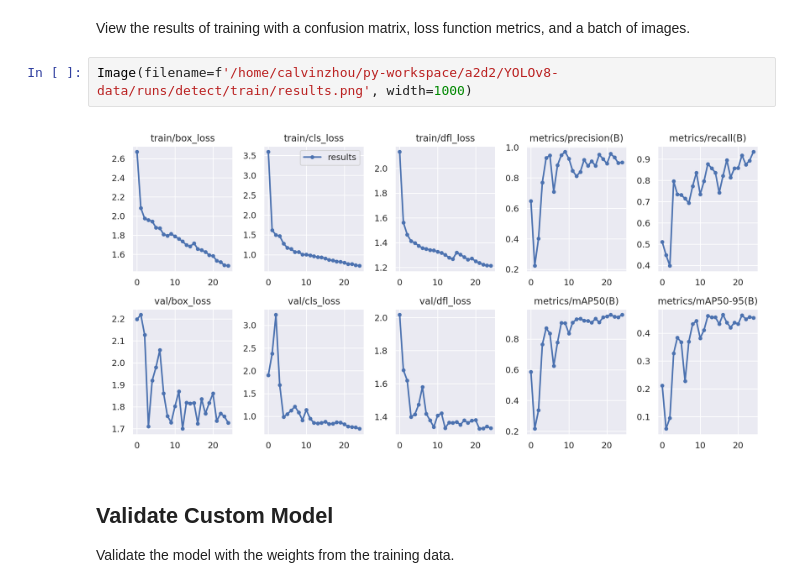
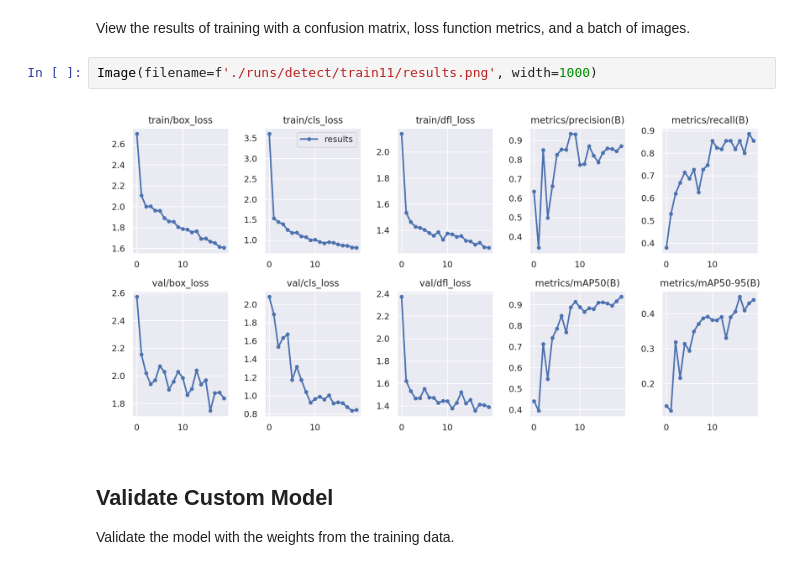
Before and after one commit to calvinyz/a2d2, a Jupyter notebook: Wildfire_Detection/YOLOv8/fire-detection-flame-aerial-yolov8.ipynb, the cells around one changed output. Saved outputs shown, nothing was run; the diff lists cells and outputs as text.

```diff
--- a/Wildfire_Detection/YOLOv8/fire-detection-flame-aerial-yolov8.ipynb
+++ b/Wildfire_Detection/YOLOv8/fire-detection-flame-aerial-yolov8.ipynb
@@ -80,9 +80,9 @@ Results saved to runs/detect/train
 # %% [markdown]
 View the results of training with a confusion matrix, loss function metrics, and a batch of images.
 # %%
-Image(filename=f'/home/calvinzhou/py-workspace/a2d2/YOLOv8-data/runs/detect/train/results.png', width=1000)
+Image(filename=f'./runs/detect/train11/results.png', width=1000)
 # %% [output]
-[figure, old version]
+[figure, new version]
 # %% [markdown]
 ## Validate Custom Model
 
```
Also changed, not shown: parts of 11 cells of this notebook, 1 other file.
